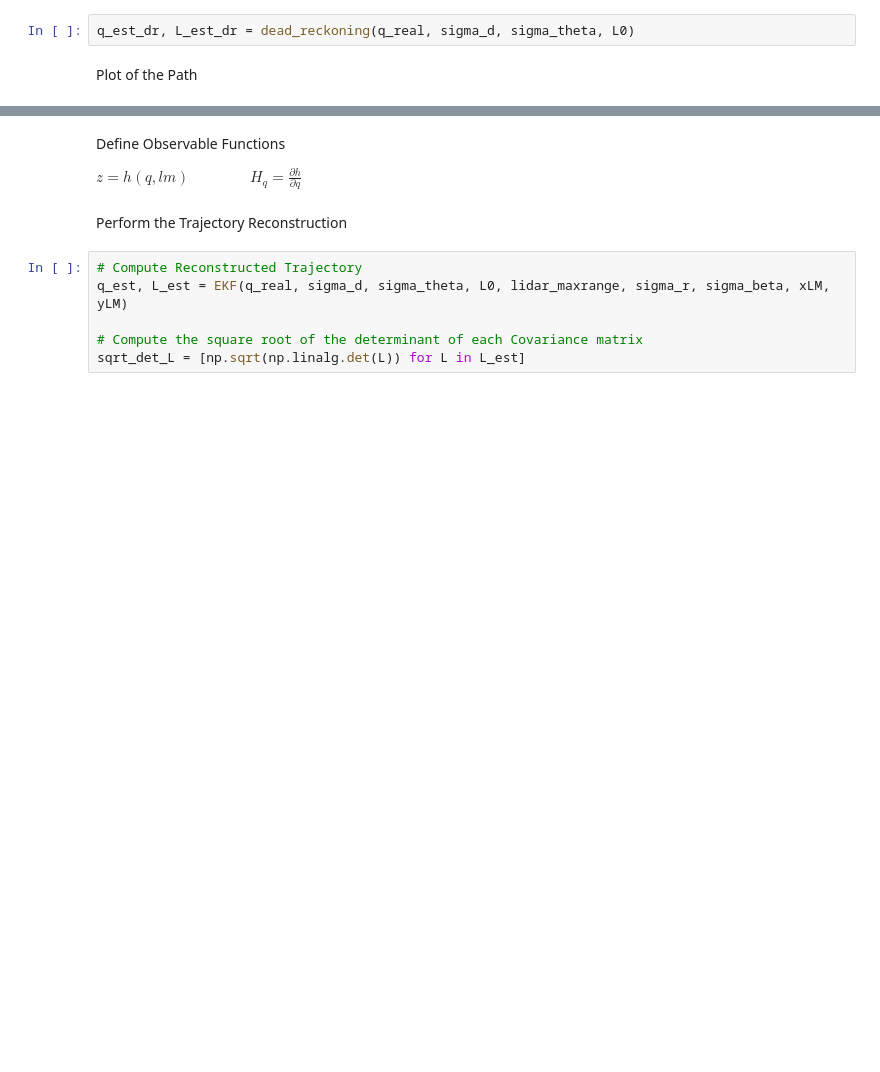
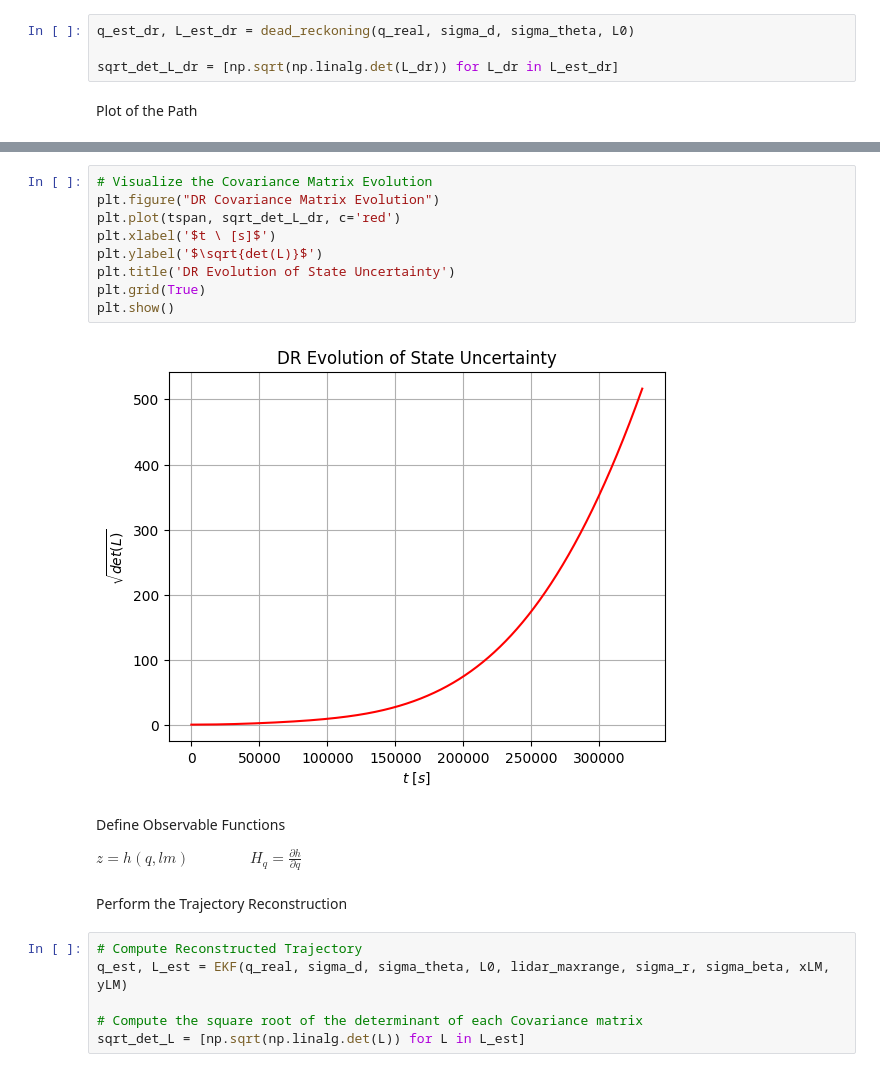
Before and after one commit to SwellPoem/Curiosity_Rover_proj, a Jupyter notebook: main.ipynb, the cells around one changed output, grey strips where cells are left out. Cells and saved outputs as stored; diff of their text form; blank space fills up the shorter version.

```diff
--- a/main.ipynb
+++ b/main.ipynb
@@ -299,6 +299,8 @@ sigma_beta=np.deg2rad(0.25)     #rad     # lidar bearing measurement noise
 Perform Dead Reckoning
 # %%
 q_est_dr, L_est_dr = dead_reckoning(q_real, sigma_d, sigma_theta, L0)
+
+sqrt_det_L_dr = [np.sqrt(np.linalg.det(L_dr)) for L_dr in L_est_dr]
 # %% [markdown]
 Plot of the Path
 # %%
@@ -329,3 +354,14 @@ plt.show()
+# %%
+# Visualize the Covariance Matrix Evolution
+plt.figure("DR Covariance Matrix Evolution")
+plt.plot(tspan, sqrt_det_L_dr, c='red')
+plt.xlabel('$t \ [s]$')
+plt.ylabel('$\sqrt{det(L)}$')
+plt.title('DR Evolution of State Uncertainty')
+plt.grid(True)
+plt.show()
+# %% [output]
+[figure, added]
 # %% [markdown]
 Define Observable Functions
 
```
Also changed, not shown: parts of 6 cells of this notebook.
